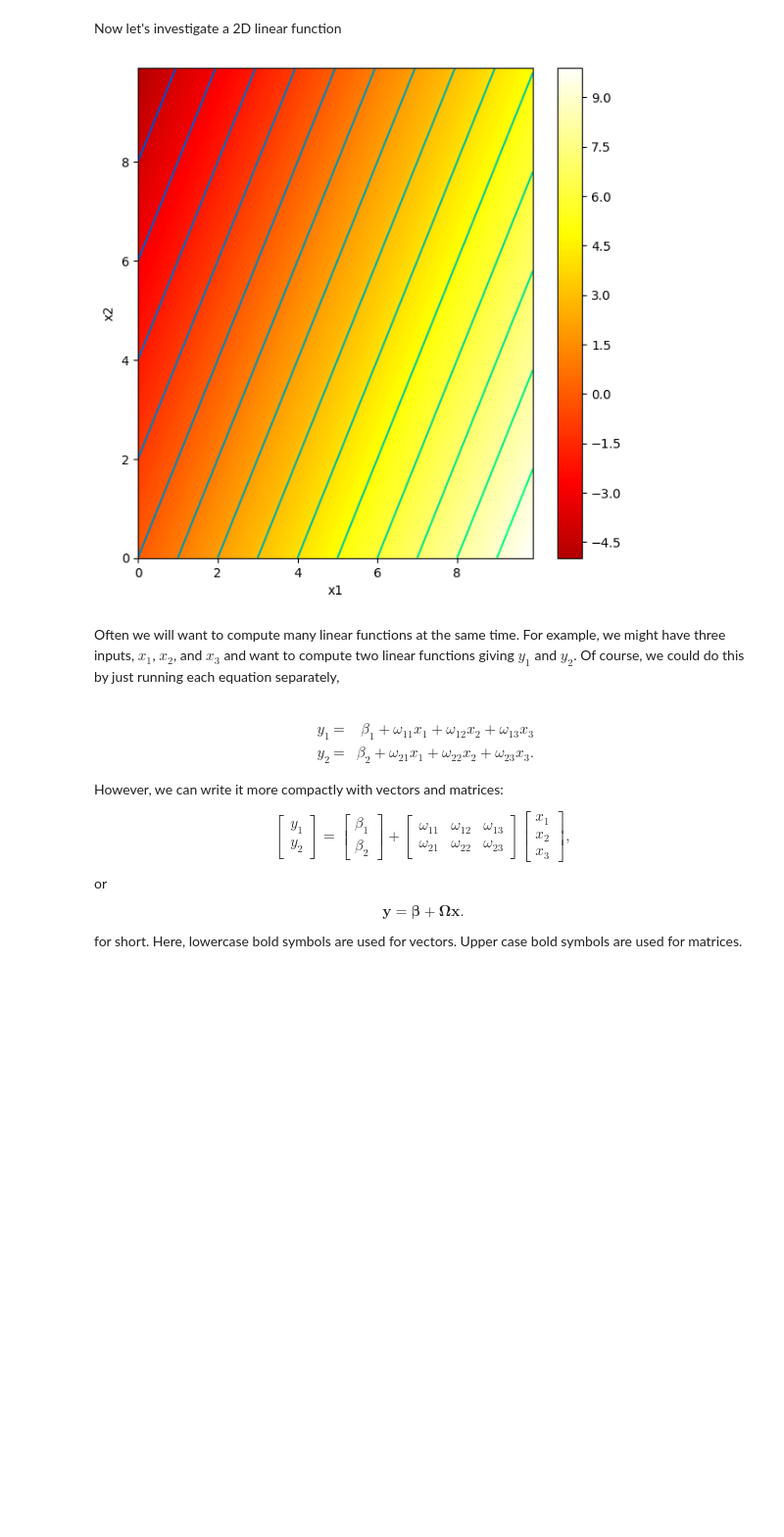
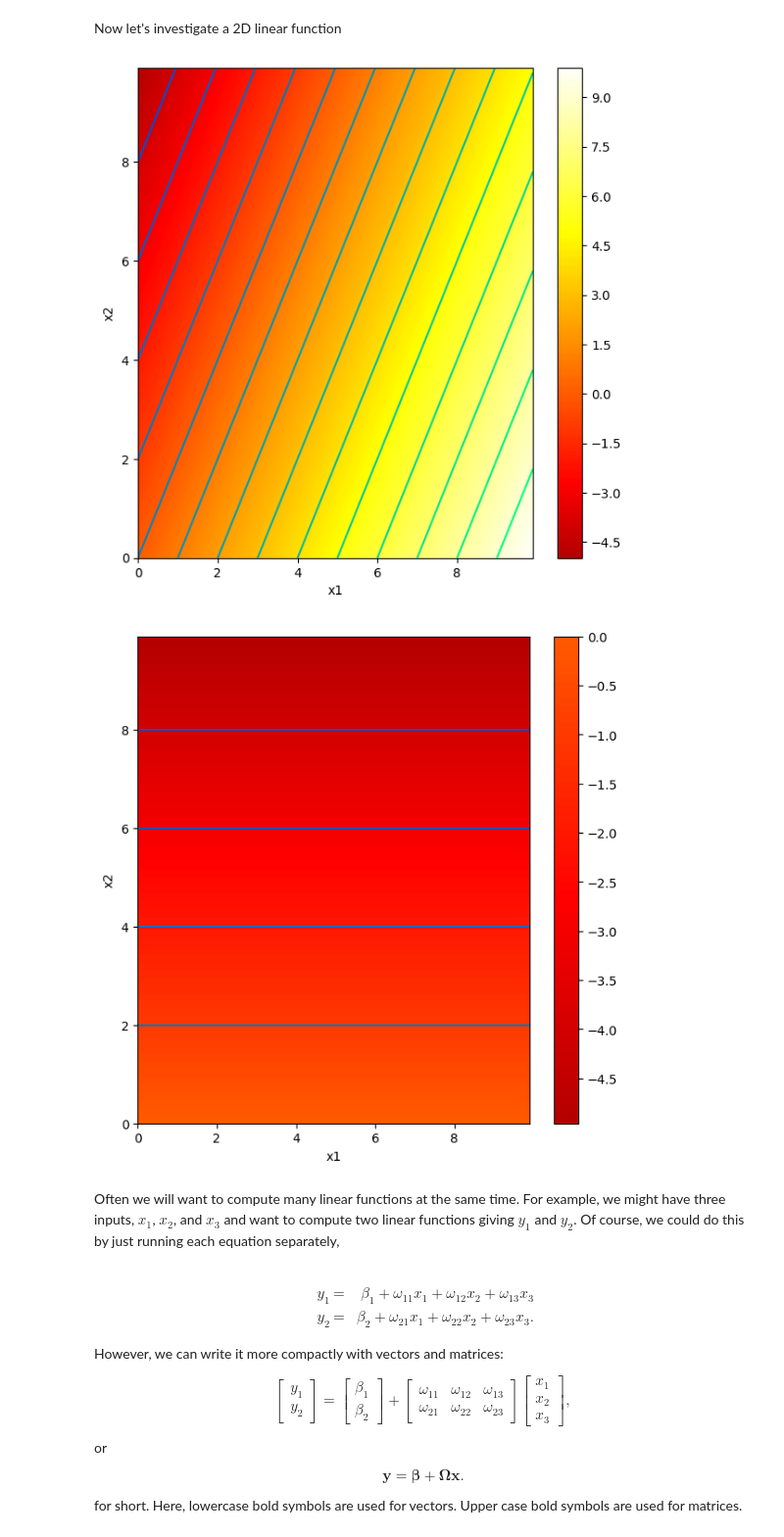
Before and after one commit to sdchem0071/udlbookpractice, a Jupyter notebook: Notebooks/Chap01/1_1_BackgroundMathematics.ipynb, the cells around one changed output. Shown at 98% size. Cells and saved outputs as stored; diff of their text form; code cells hidden in the pictures; blank space fills up the shorter version.

```diff
--- a/Notebooks/Chap01/1_1_BackgroundMathematics.ipynb
+++ b/Notebooks/Chap01/1_1_BackgroundMathematics.ipynb
@@ -76,34 +76,37 @@ def linear_function_2D(x1,x2,beta,omega1,omega2):
 # Plot the 2D function
 
 # Make 2D array of x and y points
 x1 = np.arange(0.0, 10.0, 0.1)
 x2 = np.arange(0.0, 10.0, 0.1)
 x1,x2 = np.meshgrid(x1,x2)  # https://www.geeksforgeeks.org/numpy-meshgrid-function/
 
 # Compute the 2D function for given values of omega1, omega2
 beta = 0.0; omega1 = 1.0; omega2 = -0.5
 y  = linear_function_2D(x1,x2,beta, omega1, omega2)
 
 # Draw the function.
 # Color represents y value (brighter = higher value)
 # Black = -10 or less, White = +10 or more
 # 0 = mid orange
 # Lines are contours where value is equal
 draw_2D_function(x1,x2,y)
 
 # TODO
 # Predict what this plot will look like if you set omega_1 to zero
 # Change the code and see if you are right.
-
+omega1 = 0
+y  = linear_function_2D(x1,x2,beta, omega1, omega2)
+draw_2D_function(x1,x2,y)
 # TODO
 # Predict what this plot will look like if you set omega_2 to zero
 # Change the code and see if you are right.
 
 # TODO
 # Predict what this plot will look like if you set beta to -5
 # Change the code and see if you are correct
 # %% [output]
 [figure]
+[figure, added]
 # %% [markdown]
 Often we will want to compute many linear functions at the same time.  For example, we might have three inputs, $x_1$, $x_2$, and $x_3$ and want to compute two linear functions giving $y_1$ and $y_2$. Of course, we could do this by just running each equation separately,<br><br>
 
```
Also changed, not shown: parts of 2 cells of this notebook.
